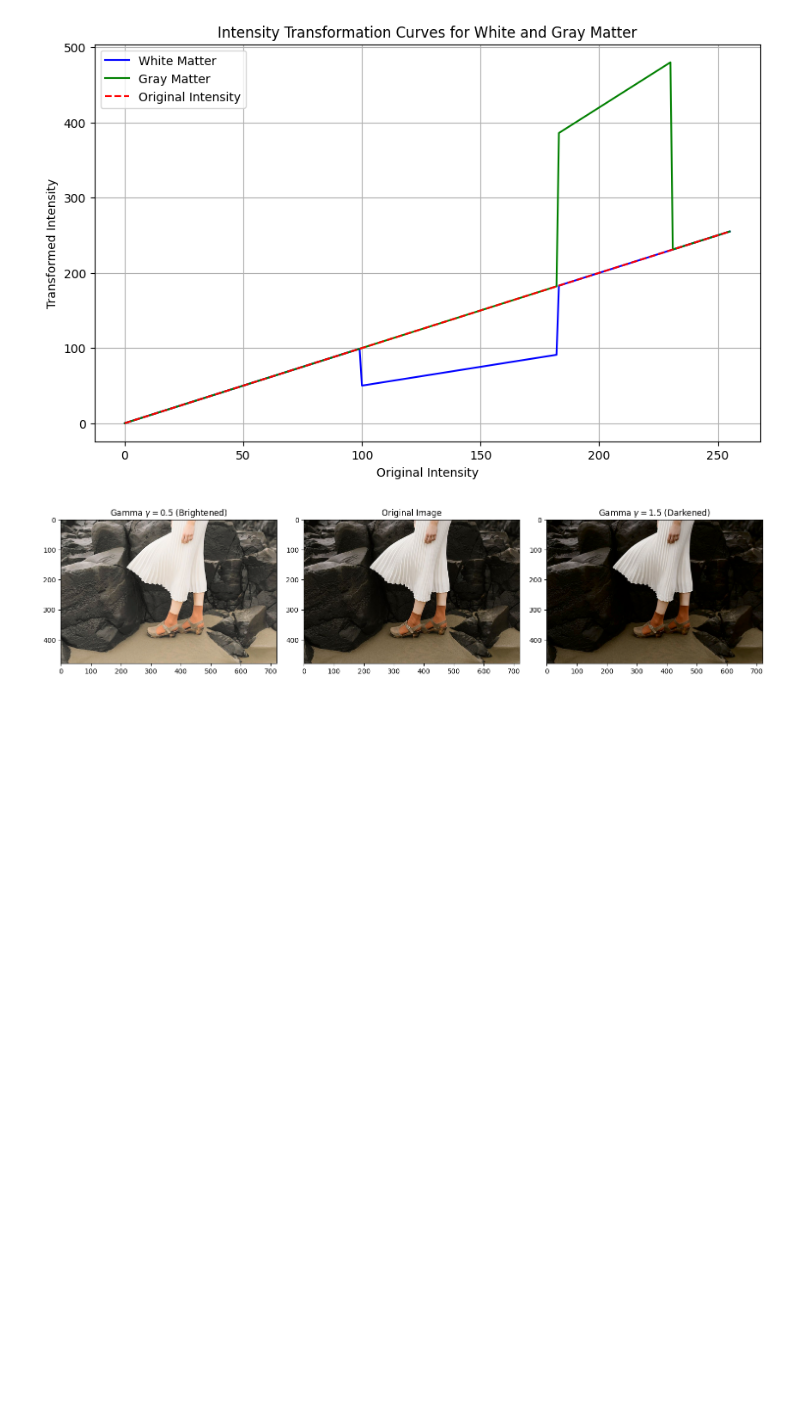
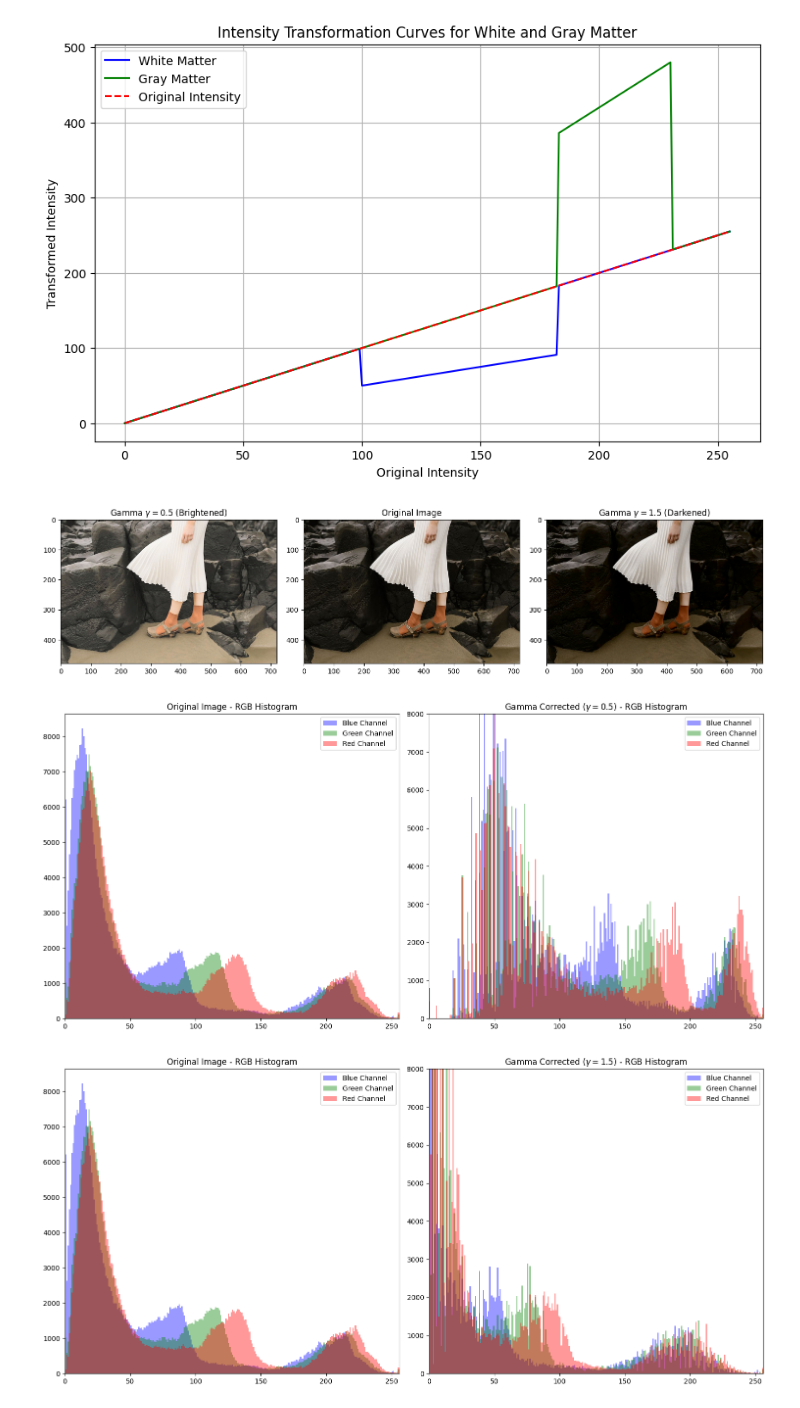
Before and after one commit to LahiruCooray/EN3160-Assignment-1, a Jupyter notebook: assignment_01.ipynb, the cells around one changed output. Saved outputs shown, nothing was run; the diff lists cells and outputs as text; code cells hidden in the pictures; blank space fills up the shorter version.

Commit message:
Created histograms (gamma correction -task 3)

```diff
--- a/assignment_01.ipynb
+++ b/assignment_01.ipynb
@@ -197,3 +197,54 @@ plt.tight_layout()
 plt.show()
 # %% [output]
 [figure]
+# %%
+# Create subplots for original and gamma-corrected image histograms
+fig, axs = plt.subplots(nrows=1, ncols=2, figsize=(15, 7))
+
+# Original image histograms (RGB channels)
+axs[0].set_title("Original Image - RGB Histogram")
+axs[0].hist(bgr_img[:, :, 0].ravel(), bins=256, range=(0, 256), color='blue', alpha=0.4, label='Blue Channel')
+axs[0].hist(bgr_img[:, :, 1].ravel(), bins=256, range=(0, 256), color='green', alpha=0.4, label='Green Channel')
+axs[0].hist(bgr_img[:, :, 2].ravel(), bins=256, range=(0, 256), color='red', alpha=0.4, label='Red Channel')
+axs[0].set_xlim([0, 256])
+axs[0].legend()
+
+# Gamma-corrected image histograms (RGB channels)
+axs[1].set_title("Gamma Corrected ($\gamma = 0.5$) - RGB Histogram")
+axs[1].hist(img_bright[:, :, 0].ravel(), bins=256, range=(0, 256), color='blue', alpha=0.4, label='Blue Channel')
+axs[1].hist(img_bright[:, :, 1].ravel(), bins=256, range=(0, 256), color='green', alpha=0.4, label='Green Channel')
+axs[1].hist(img_bright[:, :, 2].ravel(), bins=256, range=(0, 256), color='red', alpha=0.4, label='Red Channel')
+axs[1].set_xlim([0, 256])
+axs[1].set_ylim([0, 8000])  # Limit y-axis to avoid zero dominance
+axs[1].legend()
+
+# Show the figure with adjusted layout
+plt.tight_layout()
+plt.show()
+
+# Create another figure for gamma-corrected images with gamma = 1.5
+fig, axs = plt.subplots(nrows=1, ncols=2, figsize=(15, 7))
+
+# Histogram for the original image's RGB channels (same as before)
+axs[0].set_title("Original Image - RGB Histogram")
+axs[0].hist(bgr_img[:, :, 0].ravel(), bins=256, range=(0, 256), color='blue', alpha=0.4, label='Blue Channel')
+axs[0].hist(bgr_img[:, :, 1].ravel(), bins=256, range=(0, 256), color='green', alpha=0.4, label='Green Channel')
+axs[0].hist(bgr_img[:, :, 2].ravel(), bins=256, range=(0, 256), color='red', alpha=.4, label='Red Channel')
+axs[0].set_xlim([0, 256])
+axs[0].legend()
+
+# Gamma-corrected image histograms (Gamma = 1.5)
+axs[1].set_title("Gamma Corrected ($\gamma = 1.5$) - RGB Histogram")
+axs[1].hist(img_dark[:, :, 0].ravel(), bins=256, range=(0, 256), color='blue', alpha=0.4, label='Blue Channel')
+axs[1].hist(img_dark[:, :, 1].ravel(), bins=256, range=(0, 256), color='green', alpha=0.4, label='Green Channel')
+axs[1].hist(img_dark[:, :, 2].ravel(), bins=256, range=(0, 256), color='red', alpha=0.4, label='Red Channel')
+axs[1].set_xlim([0, 256])
+axs[1].set_ylim([0, 8000])  # Set y-axis limit to avoid zero dominance
+axs[1].legend()
+
+# Show the figure with adjusted layout
+plt.tight_layout()
+plt.show()
+# %% [output]
+[figure, added]
+[figure, added]
```
